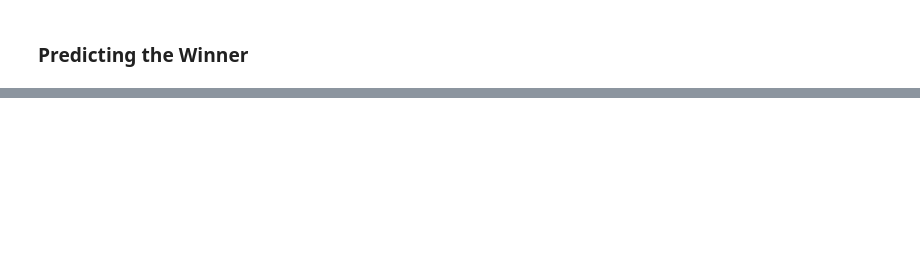
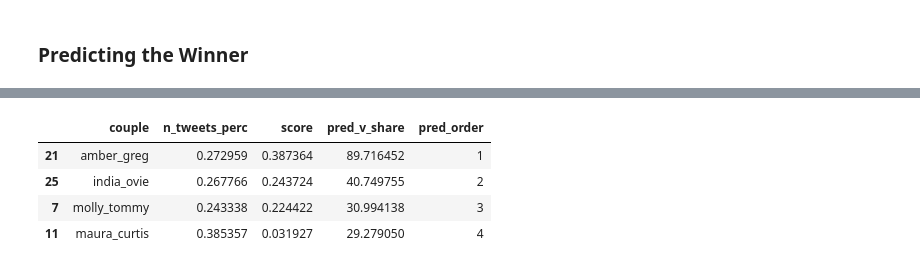
Before and after one commit to watson-sam/loveisland, a Jupyter notebook: notebooks/prediction.ipynb, the cells around one changed output, grey strips where cells are left out. Saved outputs shown, nothing was run; the diff lists cells and outputs as text; code cells hidden in the pictures; blank space fills up the shorter version.

```diff
--- a/notebooks/prediction.ipynb
+++ b/notebooks/prediction.ipynb
@@ -570,0 +545,8 @@ Model F1 Score: 0.5833333333333334
+# %%
+final_df[["couple", 'n_tweets_perc', 'score', "pred_v_share", "pred_order"]].sort_values("pred_order")
+# %% [output]
+|  | couple | n_tweets_perc | score | pred_v_share | pred_order |
+| 21 | amber_greg | 0.272959 | 0.387364 | 89.716452 | 1 |
+| 25 | india_ovie | 0.267766 | 0.243724 | 40.749755 | 2 |
+| 7 | molly_tommy | 0.243338 | 0.224422 | 30.994138 | 3 |
+| 11 | maura_curtis | 0.385357 | 0.031927 | 29.279050 | 4 |
```
Also changed, not shown: parts of 34 cells of this notebook, 2 other files.
